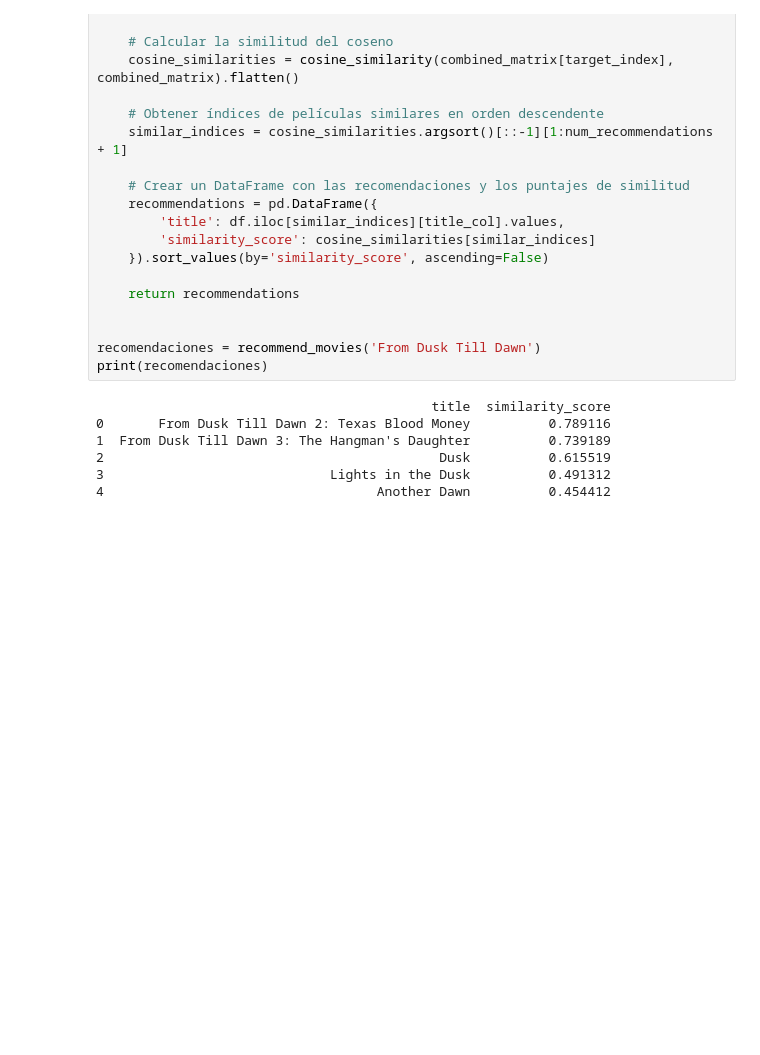
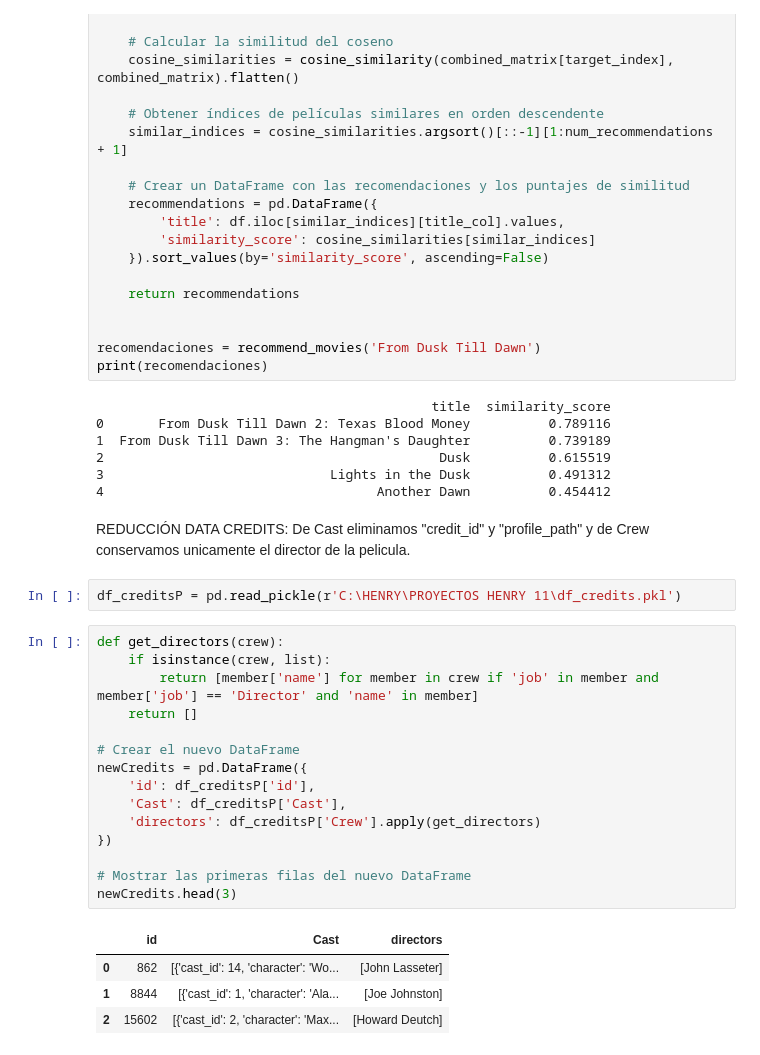
Before and after one commit to dianitafeliz/Henry-PPIndividual, a Jupyter notebook: transformacion_datos.ipynb, the cells around one changed output. Cells and saved outputs as stored; diff of their text form; blank space fills up the shorter version.

```diff
--- a/transformacion_datos.ipynb
+++ b/transformacion_datos.ipynb
@@ -596,3 +655,27 @@ print(recomendaciones)
 2                                           Dusk          0.615519
 3                             Lights in the Dusk          0.491312
 4                                   Another Dawn          0.454412
+# %% [markdown]
+REDUCCIÓN DATA CREDITS: De Cast eliminamos "credit_id" y "profile_path" y de Crew conservamos unicamente el director de la pelicula.
+# %%
+df_creditsP = pd.read_pickle(r'C:\HENRY\PROYECTOS HENRY 11\df_credits.pkl')
+# %%
+def get_directors(crew):
+    if isinstance(crew, list):
+        return [member['name'] for member in crew if 'job' in member and member['job'] == 'Director' and 'name' in member]
+    return []
+
+# Crear el nuevo DataFrame
+newCredits = pd.DataFrame({
+    'id': df_creditsP['id'],
+    'Cast': df_creditsP['Cast'],
+    'directors': df_creditsP['Crew'].apply(get_directors)
+})
+
+# Mostrar las primeras filas del nuevo DataFrame
+newCredits.head(3)
+# %% [output]
+|  | id | Cast | directors |
+| 0 | 862 | [{'cast_id': 14, 'character': 'Wo... | [John Lasseter] |
+| 1 | 8844 | [{'cast_id': 1, 'character': 'Ala... | [Joe Johnston] |
+| 2 | 15602 | [{'cast_id': 2, 'character': 'Max... | [Howard Deutch] |
```
Also changed, not shown: parts of 6 cells of this notebook, 3 other files.
